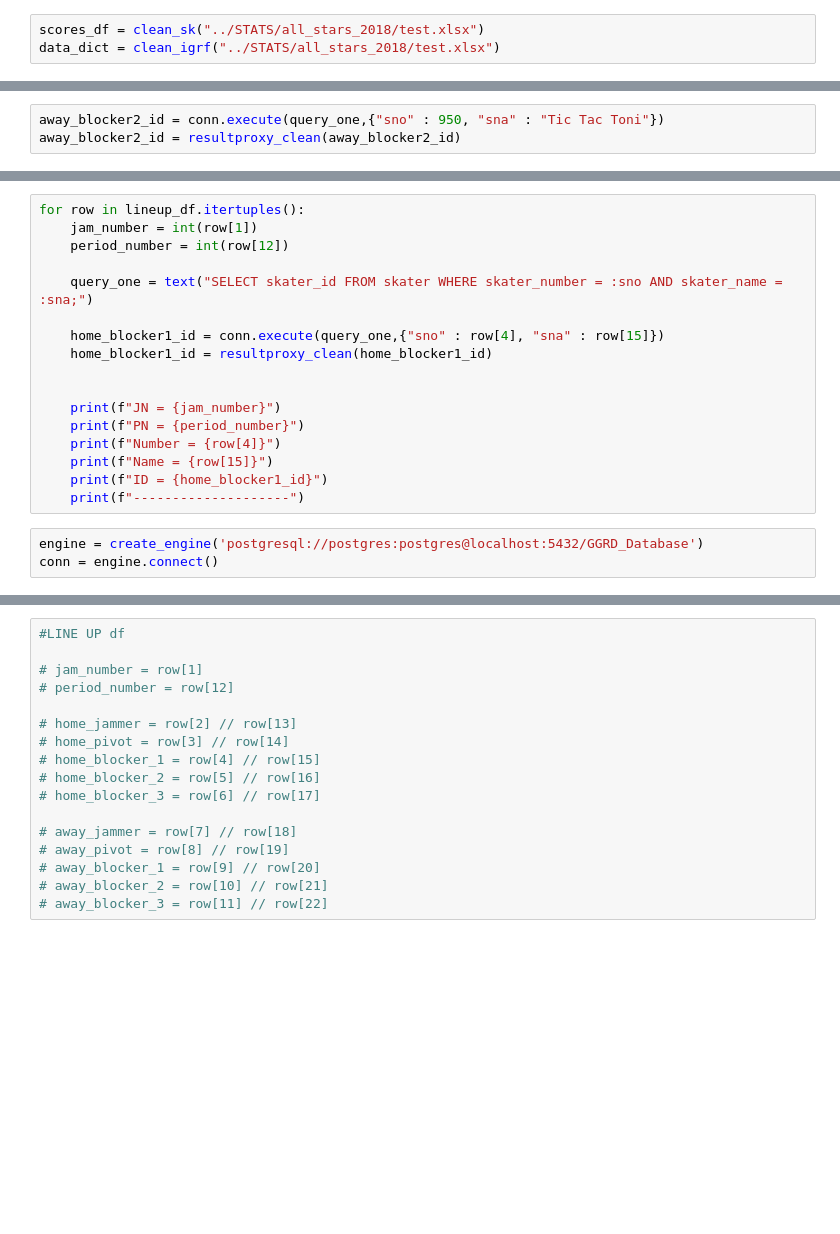
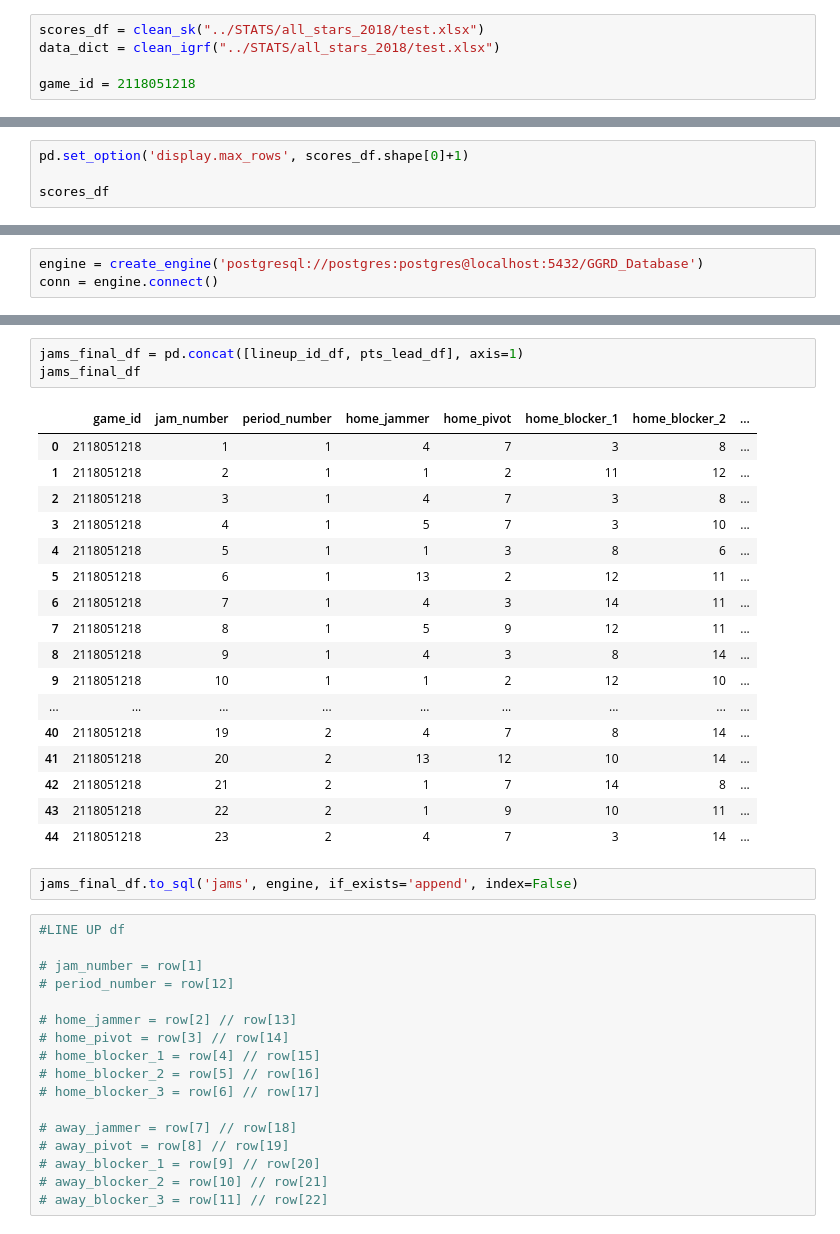
Before and after one commit to Jen-Dean/GGRD_DataBase, a Jupyter notebook: draft_notebooks/draft_creating_jams_table.ipynb, the cells around one changed output, grey strips where cells are left out. Saved outputs shown, nothing was run; the diff lists cells and outputs as text; blank space fills up the shorter version.

```diff
--- a/draft_notebooks/draft_creating_jams_table.ipynb
+++ b/draft_notebooks/draft_creating_jams_table.ipynb
@@ -182,6 +189,8 @@ def resultproxy_clean(result):
 # %%
 scores_df = clean_sk("../STATS/all_stars_2018/test.xlsx")
 data_dict = clean_igrf("../STATS/all_stars_2018/test.xlsx")
+
+game_id = 2118051218
 # %% [output]
 A value is trying to be set on a copy of a slice from a DataFrame.
 Try using .loc[row_indexer,col_indexer] = value instead
@@ -193,3 +202,7 @@ Try using .loc[row_indexer,col_indexer] = value instead
 
 See the caveats in the documentation: https://pandas.pydata.org/pandas-docs/stable/user_guide/indexing.html#returning-a-view-versus-a-copy
   period_two_stats_df["period"] = 2
+# %%
+pd.set_option('display.max_rows', scores_df.shape[0]+1)
+
+scores_df
@@ -411,3 +328,0 @@ dict_df
-# %%
-away_blocker2_id = conn.execute(query_one,{"sno" : 950, "sna" : "Tic Tac Toni"})
-away_blocker2_id = resultproxy_clean(away_blocker2_id)
@@ -418,20 +329,3 @@ lineup_if_base_df = pd.DataFrame(row_list_dict)
-# %%
-for row in lineup_df.itertuples():
-    jam_number = int(row[1])
-    period_number = int(row[12])
-
-    query_one = text("SELECT skater_id FROM skater WHERE skater_number = :sno AND skater_name = :sna;")
-
-    home_blocker1_id = conn.execute(query_one,{"sno" : row[4], "sna" : row[15]})
-    home_blocker1_id = resultproxy_clean(home_blocker1_id)
-
-
-    print(f"JN = {jam_number}")
-    print(f"PN = {period_number}")
-    print(f"Number = {row[4]}")
-    print(f"Name = {row[15]}")
-    print(f"ID = {home_blocker1_id}")
-    print(f"--------------------")
 # %%
 engine = create_engine('postgresql://postgres:postgres@localhost:5432/GGRD_Database')
 conn = engine.connect()
@@ -575,3 +470,26 @@ for row in lineup_df.itertuples():
+# %%
+jams_final_df = pd.concat([lineup_id_df, pts_lead_df], axis=1)
+jams_final_df
+# %% [output]
+|  | game_id | jam_number | period_number | home_jammer | home_pivot | home_blocker_1 | home_blocker_2 | ... |
+| 0 | 2118051218 | 1 | 1 | 4 | 7 | 3 | 8 | ... |
+| 1 | 2118051218 | 2 | 1 | 1 | 2 | 11 | 12 | ... |
+| 2 | 2118051218 | 3 | 1 | 4 | 7 | 3 | 8 | ... |
+| 3 | 2118051218 | 4 | 1 | 5 | 7 | 3 | 10 | ... |
+| 4 | 2118051218 | 5 | 1 | 1 | 3 | 8 | 6 | ... |
+| 5 | 2118051218 | 6 | 1 | 13 | 2 | 12 | 11 | ... |
+| 6 | 2118051218 | 7 | 1 | 4 | 3 | 14 | 11 | ... |
+| 7 | 2118051218 | 8 | 1 | 5 | 9 | 12 | 11 | ... |
+| 8 | 2118051218 | 9 | 1 | 4 | 3 | 8 | 14 | ... |
+| 9 | 2118051218 | 10 | 1 | 1 | 2 | 12 | 10 | ... |
+| ... | ... | ... | ... | ... | ... | ... | ... | ... |
+| 40 | 2118051218 | 19 | 2 | 4 | 7 | 8 | 14 | ... |
+| 41 | 2118051218 | 20 | 2 | 13 | 12 | 10 | 14 | ... |
+| 42 | 2118051218 | 21 | 2 | 1 | 7 | 14 | 8 | ... |
+| 43 | 2118051218 | 22 | 2 | 1 | 9 | 10 | 11 | ... |
+| 44 | 2118051218 | 23 | 2 | 4 | 7 | 3 | 14 | ... |
+# %%
+jams_final_df.to_sql('jams', engine, if_exists='append', index=False)
 # %%
 #LINE UP df
 
```
Also changed, not shown: parts of 23 cells of this notebook.
